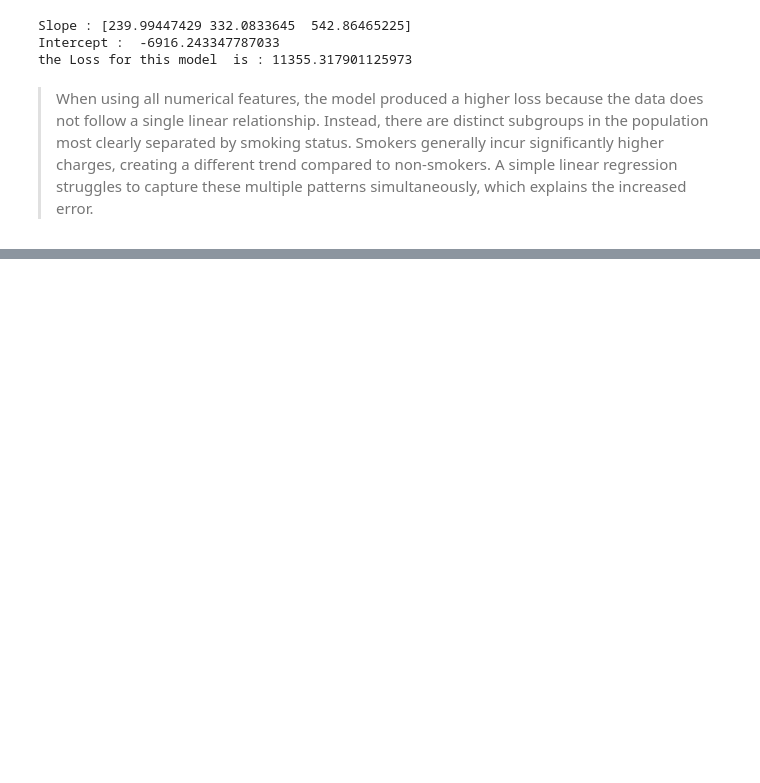
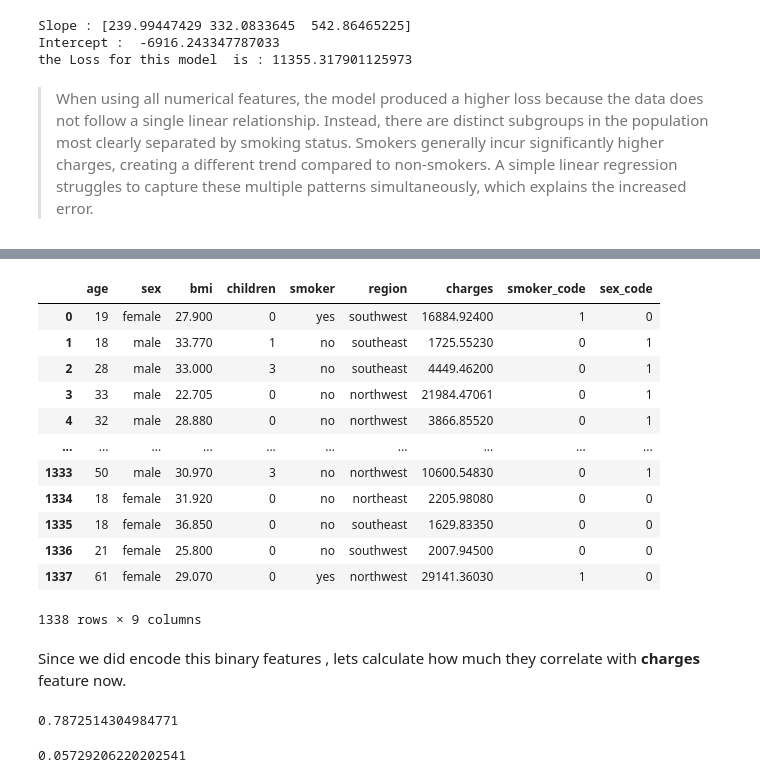
Before and after one commit to IAchaos/Hands-On-ML-Frameworks, a Jupyter notebook: Scikit_Learn/Medical_Expenses_Prediction.ipynb, the cells around one changed output, grey strips where cells are left out. Drawn from its saved outputs; the diff is of its cells as text; code cells hidden in the pictures; blank space fills up the shorter version.

```diff
--- a/Scikit_Learn/Medical_Expenses_Prediction.ipynb
+++ b/Scikit_Learn/Medical_Expenses_Prediction.ipynb
@@ -871,0 +888,4 @@ px.scatter(data,
+# %%
+smoker_code = {'yes': 1, 'no' : 0}
+data['smoker_code']=data.smoker.map(smoker_code)
+data
@@ -871,0 +906,30 @@ px.scatter(data,
+# %%
+# same for the sex
+
+sex_code = {'male': 1, 'female': 0}
+data['sex_code'] = data.sex.map(sex_code)
+data
+# %% [output]
+|  | age | sex | bmi | children | smoker | region | charges | smoker_code | sex_code |
+| 0 | 19 | female | 27.900 | 0 | yes | southwest | 16884.92400 | 1 | 0 |
+| 1 | 18 | male | 33.770 | 1 | no | southeast | 1725.55230 | 0 | 1 |
+| 2 | 28 | male | 33.000 | 3 | no | southeast | 4449.46200 | 0 | 1 |
+| 3 | 33 | male | 22.705 | 0 | no | northwest | 21984.47061 | 0 | 1 |
+| 4 | 32 | male | 28.880 | 0 | no | northwest | 3866.85520 | 0 | 1 |
+| ... | ... | ... | ... | ... | ... | ... | ... | ... | ... |
+| 1333 | 50 | male | 30.970 | 3 | no | northwest | 10600.54830 | 0 | 1 |
+| 1334 | 18 | female | 31.920 | 0 | no | northeast | 2205.98080 | 0 | 0 |
+| 1335 | 18 | female | 36.850 | 0 | no | southeast | 1629.83350 | 0 | 0 |
+| 1336 | 21 | female | 25.800 | 0 | no | southwest | 2007.94500 | 0 | 0 |
+| 1337 | 61 | female | 29.070 | 0 | yes | northwest | 29141.36030 | 1 | 0 |
+1338 rows × 9 columns
+# %% [markdown]
+Since we did encode this binary features , lets calculate how much they correlate with **charges** feature now.
+# %%
+data.smoker_code.corr(data.charges)
+# %% [output]
+0.7872514304984771
+# %%
+data.sex_code.corr(data.charges)
+# %% [output]
+0.05729206220202541
```
Also changed, not shown: parts of 9 cells of this notebook.
